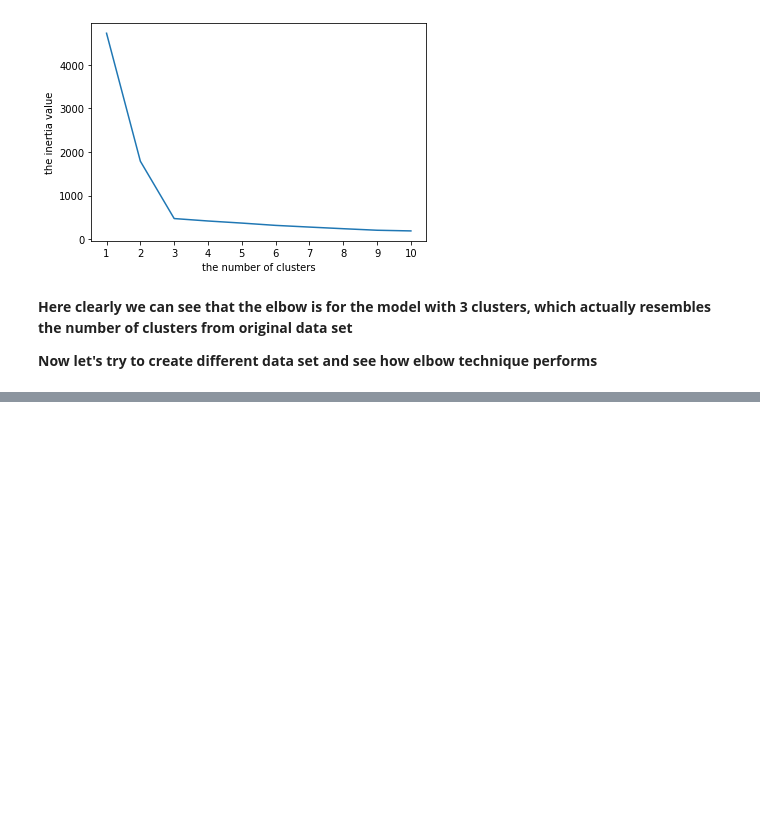
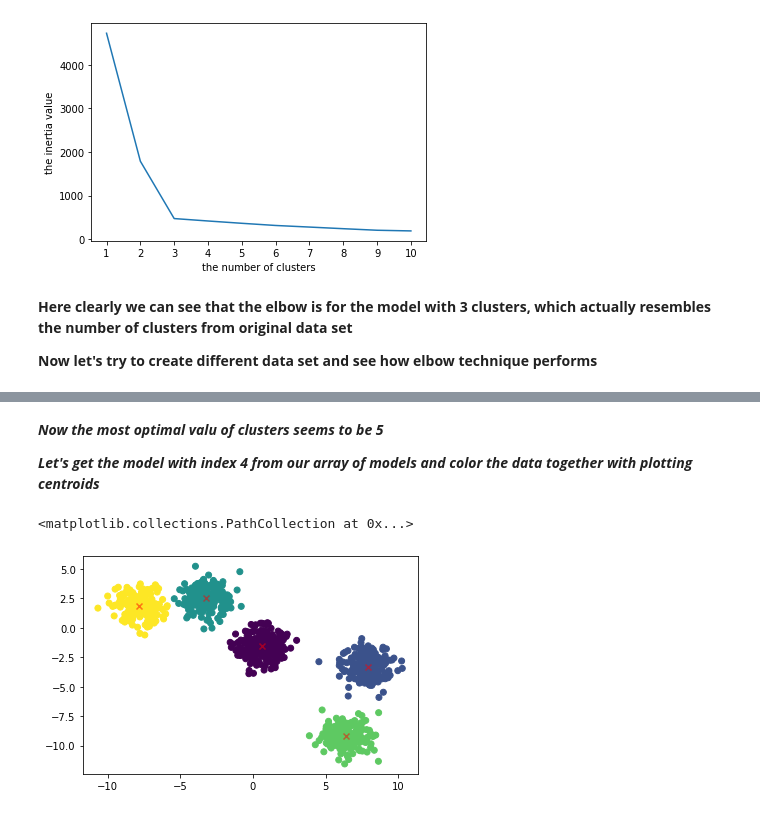
Before and after one commit to KantiCodes/ml-basic-KMeans, a Jupyter notebook: KMeans.ipynb, the cells around one changed output, grey strips where cells are left out. Saved outputs shown, nothing was run; the diff lists cells and outputs as text; code cells hidden in the pictures; blank space fills up the shorter version.

```diff
--- a/KMeans.ipynb
+++ b/KMeans.ipynb
@@ -116,7 +116,7 @@ def get_inertias(list_of_ks, X):
         inertia = kmeans.inertia_
         intertias_list.append(inertia)
         list_of_kmeans_models.append(kmeans)
-    return intertias_list, kmeans
+    return intertias_list, list_of_kmeans_models
 # %% [markdown]
 ***Then let's use the method to compute and plot the inertias vs number of clusters***
 # %%
@@ -153,0 +154,13 @@ plt.show()
+# %% [markdown]
+***Now the most optimal valu of clusters seems to be 5***
+
+***Let's get the model with index 4 from our array of models and color the data together with plotting centroids***
+# %%
+best_model = kmeans_models[4]
+labels = best_model.labels_
+centroids = best_model.cluster_centers_
+plt.scatter(newX[:,0], newX[:,1], c=labels)
+plt.scatter(centroids[:,0],centroids[:,1], marker = 'x', color='red', alpha = 0.5)
+# %% [output]
+<matplotlib.collections.PathCollection at 0x...>
+[figure, added]
```
Also changed, not shown: parts of 5 cells of this notebook.
